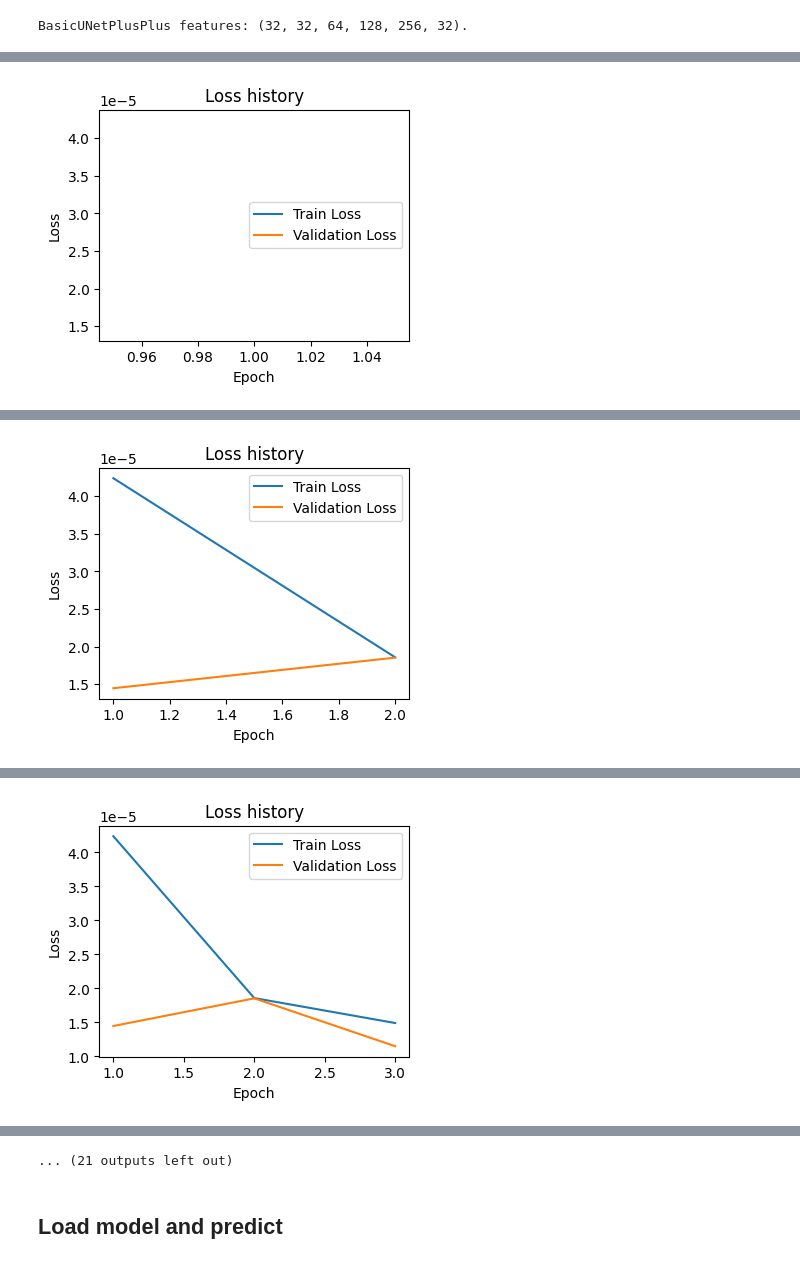
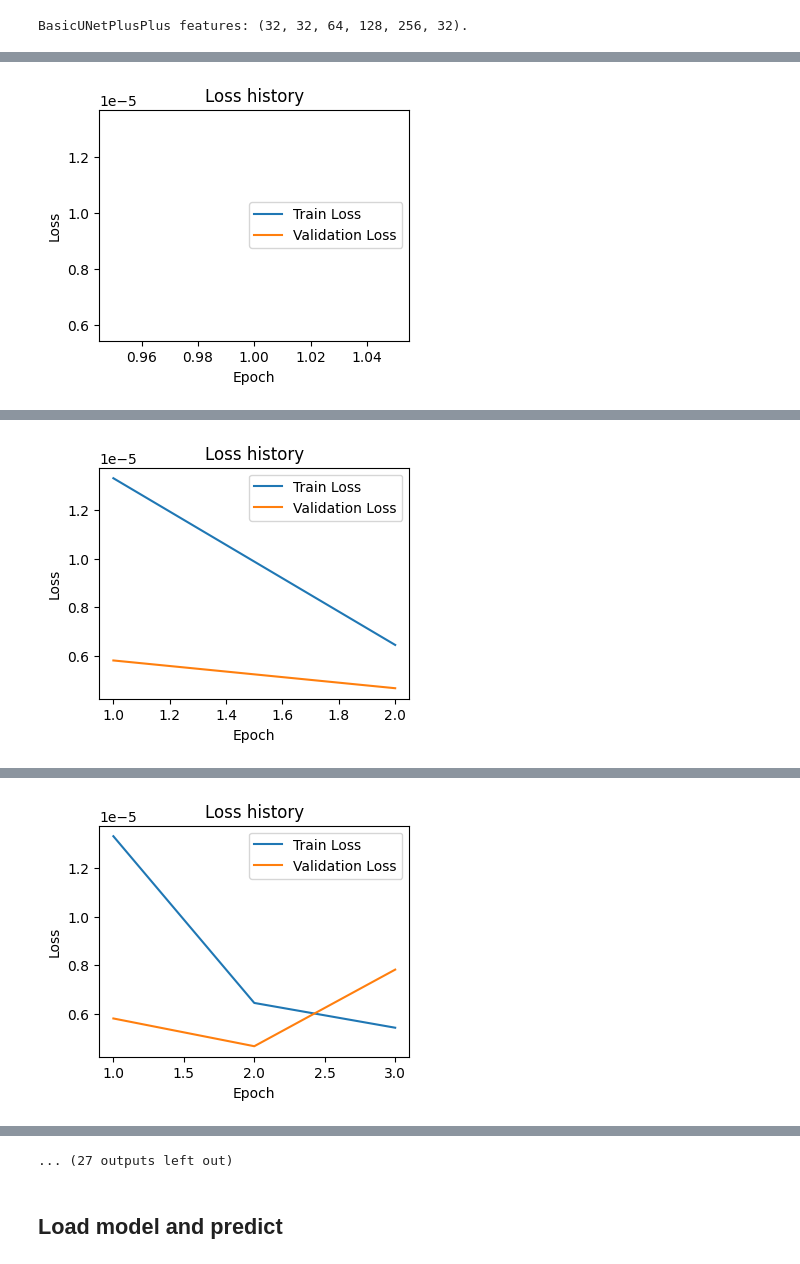
Before and after one commit to drci-foch/BOOSTER-AIC, a Jupyter notebook: algo/UNet/UNet_Training.ipynb, the cells around one changed output, grey strips where cells are left out. Cells and saved outputs as stored; diff of their text form; code cells hidden in the pictures.

```diff
--- a/algo/UNet/UNet_Training.ipynb
+++ b/algo/UNet/UNet_Training.ipynb
@@ -195,8 +195,8 @@ samples_per_volume = 25
 train_patches_queue = tio.Queue(train_dataset, queue_length, samples_per_volume, train_sampler, num_workers=0)
 val_patches_queue = tio.Queue(val_dataset, queue_length, samples_per_volume, train_sampler, num_workers=0)
 
-train_patches_loader = tio.SubjectsLoader(train_patches_queue, batch_size=3, num_workers=0)
-val_patches_loader = tio.SubjectsLoader(val_patches_queue, batch_size=3, num_workers=0)
+train_patches_loader = tio.SubjectsLoader(train_patches_queue, batch_size=5, num_workers=0)
+val_patches_loader = tio.SubjectsLoader(val_patches_queue, batch_size=5, num_workers=0)
 # %%
 tio.Queue.get_max_memory_pretty(train_patches_queue)
 # %% [output]
@@ -208,12 +208,12 @@ model = monai.networks.nets.BasicUNetPlusPlus(spatial_dims=3, in_channels=2, out
 # %% [output]
 BasicUNetPlusPlus features: (32, 32, 64, 128, 256, 32).
 # %%
-focal_loss = monai.losses.FocalLoss(gamma=6, alpha=0.75)
+focal_loss = monai.losses.FocalLoss(gamma=8, alpha=0.75)
 # %%
 learning_rate = 0.001
 optimizer = torch.optim.Adam(model.parameters(), lr=learning_rate)
 # %%
-checkpoint_location = "D:\\data_ETIS_781\\Training\\Checkpoints\\model\\SWI_TOF3D_2channel\\581x25_gamma6\\train_2ch_581x25_gamma6_checkpoint.pth"
+checkpoint_location = "D:\\data_ETIS_781\\Training\\Checkpoints\\model\\SWI_TOF3D_2channel\\581x25_gamma8\\train_2ch_581x25_gamma8_checkpoint.pth"
 
-train.train_model(model, focal_loss, optimizer, train_patches_loader, val_patches_loader, ["swi_image", "tof_image"], num_epochs=10, starting_epoch=0, load_from_checkpoint=False, save_checkpoint_flag=True, save_checkpoint_location=checkpoint_location, display_loss=True)
+train.train_model(model, focal_loss, optimizer, train_patches_loader, val_patches_loader, ["swi_image", "tof_image"], num_epochs=12, starting_epoch=0, load_from_checkpoint=False, save_checkpoint_flag=True, save_checkpoint_location=checkpoint_location, display_loss=True)
 # %% [output]
@@ -222 +222 @@ Epoch 0/10, Validation Loss: 0.00001448
-[figure, old version]
+[figure, new version]
@@ -225 +225 @@ Epoch 1/10, Validation Loss: 0.00001854
-[figure, old version]
+[figure, new version]
@@ -228 +228 @@ Epoch 2/10, Validation Loss: 0.00001150
-[figure, old version]
+[figure, new version]
@@ -232,2 +232,2 @@ Epoch 3/10, Validation Loss: 0.00000976
-... (21 outputs left out)
+... (27 outputs left out)
 # %%
```
Also changed, not shown: parts of 9 cells of this notebook.
